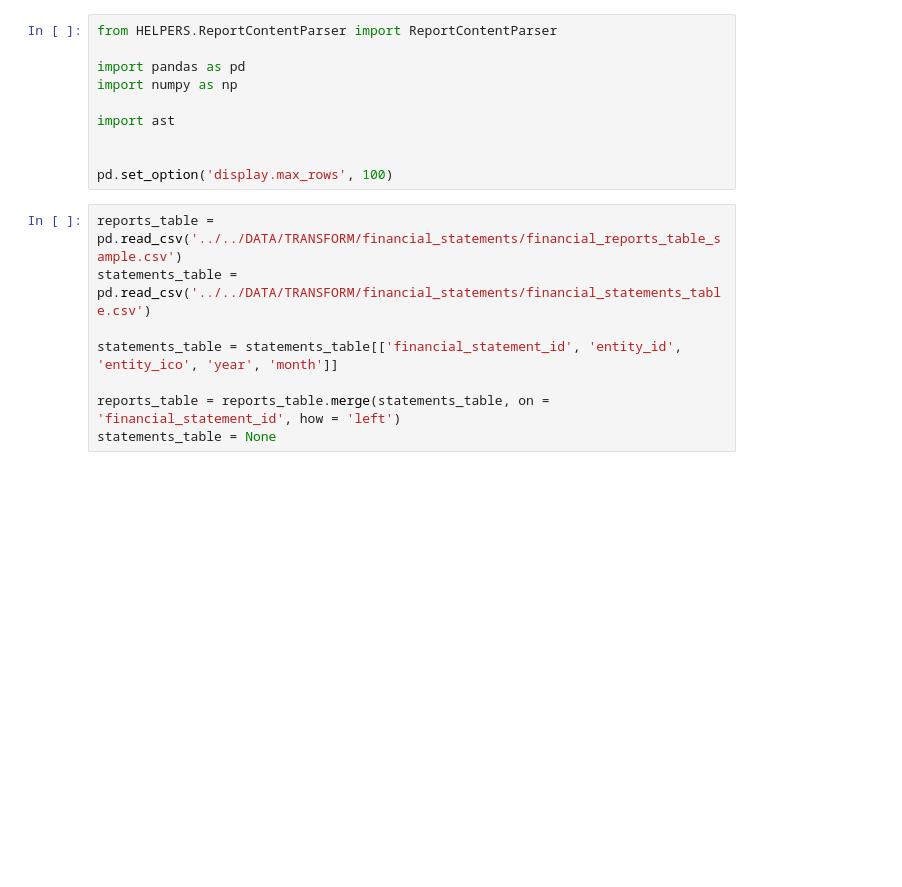
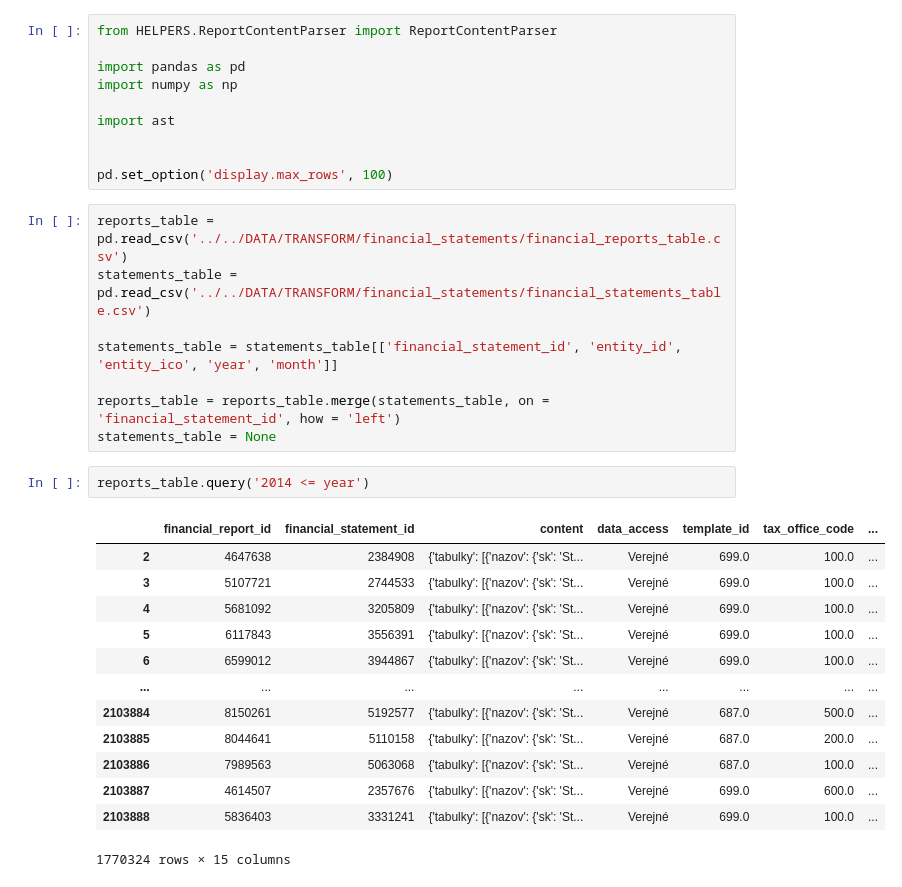
Before and after one commit to rohalmatus/financial-distress-models, a Jupyter notebook: CODE/TRANSFORM/05_financial_reports_content_parsing.ipynb, the cells around one changed output. Cells and saved outputs as stored; diff of their text form; blank space fills up the shorter version.

```diff
--- a/CODE/TRANSFORM/05_financial_reports_content_parsing.ipynb
+++ b/CODE/TRANSFORM/05_financial_reports_content_parsing.ipynb
@@ -9,13 +9,29 @@ import ast
 
 pd.set_option('display.max_rows', 100)
 # %%
-reports_table = pd.read_csv('../../DATA/TRANSFORM/financial_statements/financial_reports_table_sample.csv')
+reports_table = pd.read_csv('../../DATA/TRANSFORM/financial_statements/financial_reports_table.csv')
 statements_table = pd.read_csv('../../DATA/TRANSFORM/financial_statements/financial_statements_table.csv')
 
 statements_table = statements_table[['financial_statement_id', 'entity_id', 'entity_ico', 'year', 'month']]
 
 reports_table = reports_table.merge(statements_table, on = 'financial_statement_id', how = 'left')
 statements_table = None
+# %%
+reports_table.query('2014 <= year')
+# %% [output]
+|  | financial_report_id | financial_statement_id | content | data_access | template_id | tax_office_code | ... |
+| 2 | 4647638 | 2384908 | {'tabulky': [{'nazov': {'sk': 'St... | Verejné | 699.0 | 100.0 | ... |
+| 3 | 5107721 | 2744533 | {'tabulky': [{'nazov': {'sk': 'St... | Verejné | 699.0 | 100.0 | ... |
+| 4 | 5681092 | 3205809 | {'tabulky': [{'nazov': {'sk': 'St... | Verejné | 699.0 | 100.0 | ... |
+| 5 | 6117843 | 3556391 | {'tabulky': [{'nazov': {'sk': 'St... | Verejné | 699.0 | 100.0 | ... |
+| 6 | 6599012 | 3944867 | {'tabulky': [{'nazov': {'sk': 'St... | Verejné | 699.0 | 100.0 | ... |
+| ... | ... | ... | ... | ... | ... | ... | ... |
+| 2103884 | 8150261 | 5192577 | {'tabulky': [{'nazov': {'sk': 'St... | Verejné | 687.0 | 500.0 | ... |
+| 2103885 | 8044641 | 5110158 | {'tabulky': [{'nazov': {'sk': 'St... | Verejné | 687.0 | 200.0 | ... |
+| 2103886 | 7989563 | 5063068 | {'tabulky': [{'nazov': {'sk': 'St... | Verejné | 687.0 | 100.0 | ... |
+| 2103887 | 4614507 | 2357676 | {'tabulky': [{'nazov': {'sk': 'St... | Verejné | 699.0 | 600.0 | ... |
+| 2103888 | 5836403 | 3331241 | {'tabulky': [{'nazov': {'sk': 'St... | Verejné | 699.0 | 100.0 | ... |
+1770324 rows × 15 columns
 # %%
 parser = ReportContentParser()
 
```
Also changed, not shown: parts of 2 cells of this notebook, 2 other files.
